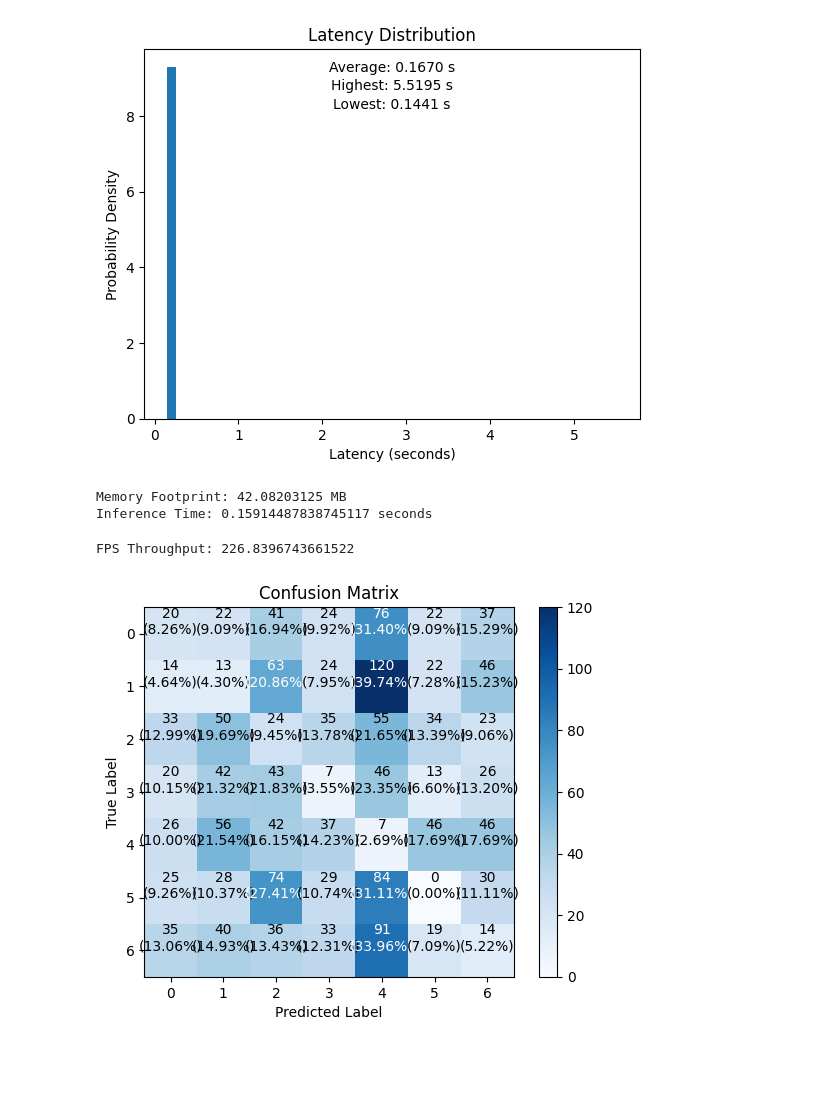
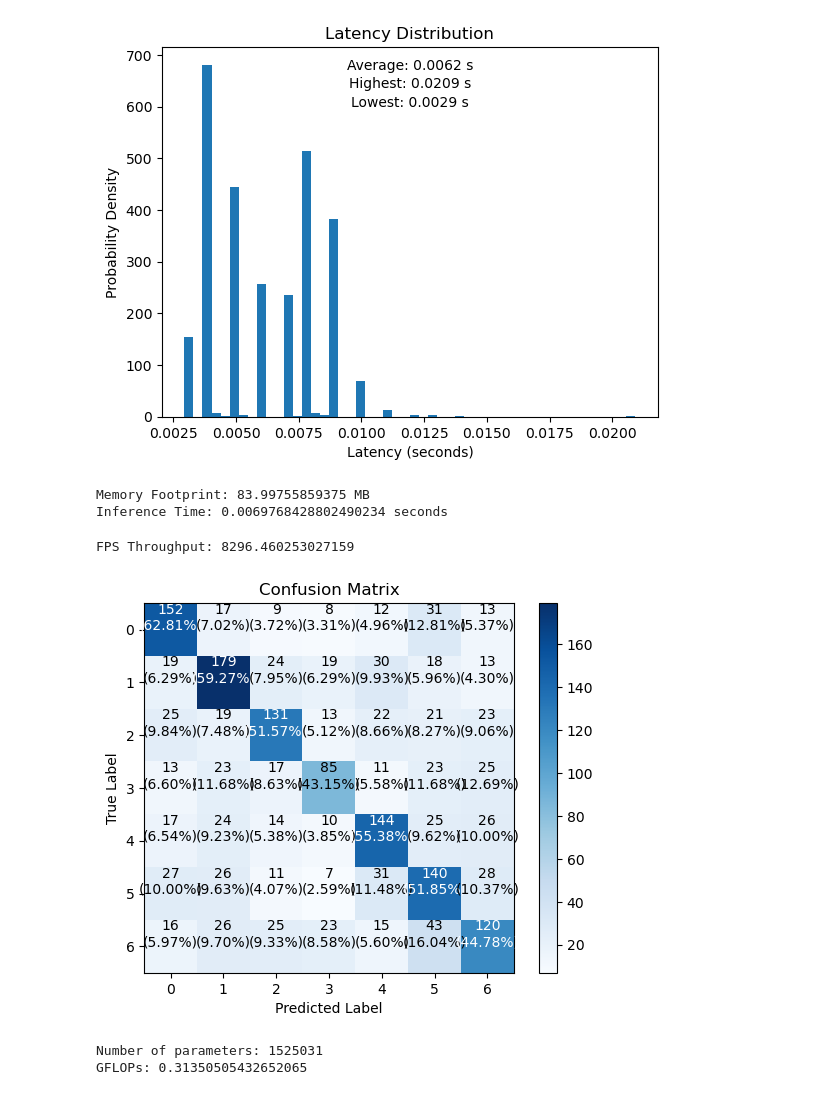
Before and after one commit to SchadenKai/Trashbox-ARD, a Jupyter notebook: EvaluateModel copy.ipynb, the cells around one changed output. Drawn from its saved outputs; the diff is of its cells as text; code cells hidden in the pictures; blank space fills up the shorter version.

```diff
--- a/EvaluateModel copy.ipynb
+++ b/EvaluateModel copy.ipynb
@@ -101,3 +69,22 @@ trash_test_loader = torch.utils.data.DataLoader(dataset=trash_test_dataset, shuf
 examples = iter(trash_test_loader)
 sample, labels = next(examples)
 sample, labels = sample.to(device), labels.to(device)
+# %%
+examples = iter(trash_test_loader)
+samples, labels = next(examples)
+
+if samples.ndim > 3:
+    new_samples = samples.squeeze()
+
+    # If the tensor has 4 dimensions (batch dimension), select the first image in the batch
+if samples.ndim == 4:
+    new_samples = samples[0]
+image_array = new_samples.permute(1, 2, 0).numpy()
+
+# Show min and max values for normalization
+print(torch.max(samples))
+print(torch.min(samples))
+
+plt.imshow(image_array)
+plt.axis('off')  # Turn off axis labels
+plt.show()
@@ -107,7 +98,7 @@ for images, targets in trash_test_loader:
     images, targets = images.to(device), targets.to(device)
     start_time = time.time()
     with torch.no_grad():
-        output,per_inputs = model(images, targets)  # Add batch dimension
+        output = model(images)  # Add batch dimension
     inference_time = time.time() - start_time
     inference_times.append(inference_time)
 
@@ -128,39 +119,37 @@ plt.text(0.5, 0.85, f'Lowest: {min_inference_time:.4f} s', ha='center', va='cent
 
 plt.show()
 # %% [output]
-[figure, old version]
+[figure, new version]
 # %%
 # Measure memory footprint
 with torch.no_grad():
-    predictions = model(sample, targets)
+    predictions = model(sample)
 torch.cuda.reset_peak_memory_stats(device=device)
 print("Memory Footprint:", torch.cuda.max_memory_allocated(device=device) / (1024 ** 2), "MB")
 
 # Measure Inference time
 start_time = time.time()
-predictions = model(sample, targets)
+predictions = model(sample)
 inference_time = time.time() - start_time
 print("Inference Time:", inference_time, "seconds")
 # %% [output]
-Memory Footprint: 42.08203125 MB
-Inference Time: 0.15914487838745117 seconds
+Memory Footprint: 83.99755859375 MB
+Inference Time: 0.0069768428802490234 seconds
 # %%
 # Prepare input data (batch of images)
 # (Ensure the input data is in the appropriate format expected by the model)
-batch_size = 32  # Adjust batch size as needed
+batch_size = 32
 
-
-# Move the model to the GPU (if available)
 device = torch.device('cuda' if torch.cuda.is_available() else 'cpu')
 model = model.to(device)
 
 # Measure inference time for a batch of images
 total_time = 0.0
-num_iterations = 100  # Adjust the number of iterations as needed
+num_iterations = 100
 for _ in range(num_iterations):
     start_time = time.time()
     with torch.no_grad():
-        predictions = model(sample, targets)
+        predictions = model(sample)
     inference_time = time.time() - start_time
     total_time += inference_time
 
@@ -169,37 +158,57 @@ average_inference_time = total_time / num_iterations
 fps = batch_size / average_inference_time
 print("FPS Throughput:", fps)
 # %% [output]
-FPS Throughput: 226.8396743661522
+FPS Throughput: 8296.460253027159
 # %%
 model.eval()  # Set the model to evaluation mode
 val_labels = []
 predicted_labels = []
 with torch.no_grad():
     for images, labels in trash_test_loader:
         images, labels = images.to(device), labels.to(device)
-        predictions, _ = model(images, labels)
+        predictions = model(images)
         _, preds = torch.max(predictions, 1)
         val_labels.extend(labels.cpu().numpy())
         predicted_labels.extend(preds.cpu().numpy())
 
 # Create confusion matrix
 conf_matrix = confusion_matrix(val_labels, predicted_labels)
 
 # Plot confusion matrix
 plt.imshow(conf_matrix, cmap=plt.cm.Blues, interpolation='nearest')
 plt.title('Confusion Matrix')
 plt.colorbar()
 plt.xlabel('Predicted Label')
 plt.ylabel('True Label')
 
 for i in range(conf_matrix.shape[0]):
     for j in range(conf_matrix.shape[1]):
         plt.text(j, i, f'{conf_matrix[i, j]:.0f}\n({conf_matrix[i, j] / np.sum(conf_matrix[i]):.2%})',
             horizontalalignment='center', color='white' if conf_matrix[i, j] > conf_matrix.max() / 2 else 'black')
 
 plt.show()
 # %% [output]
-[figure, old version]
+[figure, new version]
+# %%
+# Count the number of parameters
+num_params = sum(p.numel() for p in model.parameters() if p.requires_grad)
+print("Number of parameters:", num_params)
+
+# Dummy inference to measure execution time
+model.eval()
+with torch.no_grad():
+    start_time = time.time()
+    output = model(sample)
+    end_time = time.time()
+
+# Calculate GFLOPs
+execution_time = end_time - start_time
+flops = num_params * 2  # Assuming one FLOP for each parameter multiplication and addition
+gflops = (flops / execution_time) / 1e9  # Divide by 1e9 to convert to GFLOPs
+print("GFLOPs:", gflops)
+# %% [output]
+Number of parameters: 1525031
+GFLOPs: 0.31350505432652065
 # %%
 # model.eval()  # Set the model to evaluation mode
 # val_labels = []
```
Also changed, not shown: parts of 7 cells of this notebook, 6 other files.
